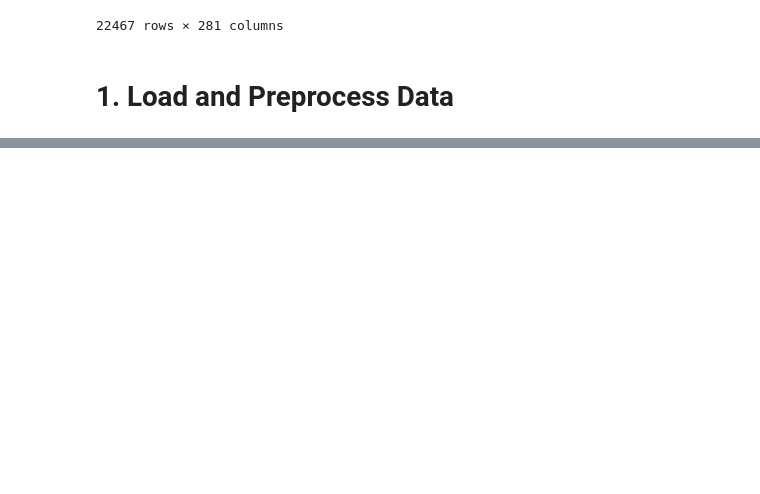
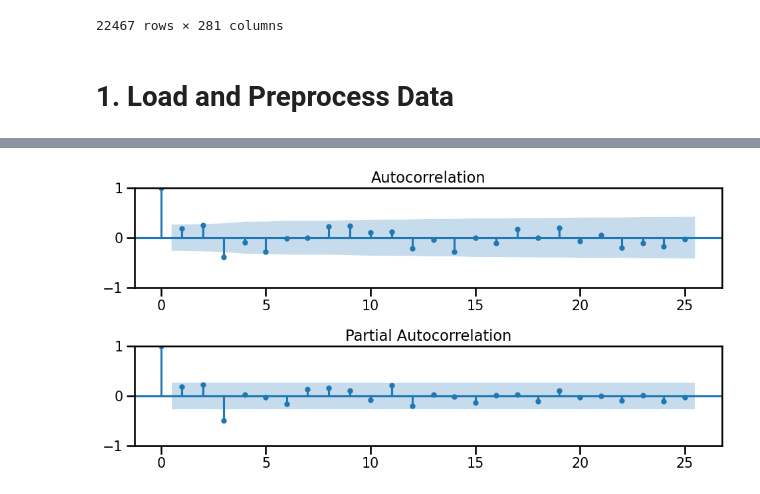
Before and after one commit to Lidivinekeng/Timeserieforecasting, a Jupyter notebook: Gridsearch SARIMA Models (Core).ipynb, the cells around one changed output, grey strips where cells are left out. Drawn from its saved outputs; the diff is of its cells as text; code cells hidden in the pictures; blank space fills up the shorter version.

```diff
--- a/Gridsearch SARIMA Models (Core).ipynb
+++ b/Gridsearch SARIMA Models (Core).ipynb
@@ -241,0 +294,6 @@ seasonal, trend, resid = result.seasonal, result.trend, result.resid
+# %%
+df_diff = df.diff().diff().dropna()
+# %%
+plot_acf_pacf(df_diff, nlags=25);
+# %% [output]
+[figure, added]
```
Also changed, not shown: parts of 17 cells of this notebook.
